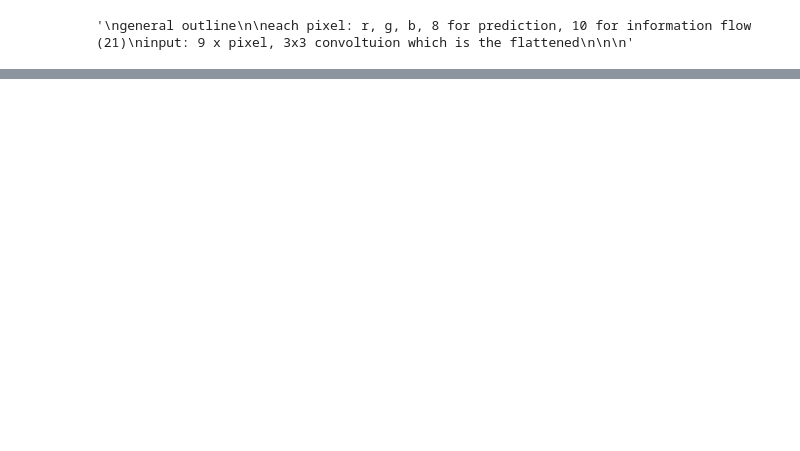
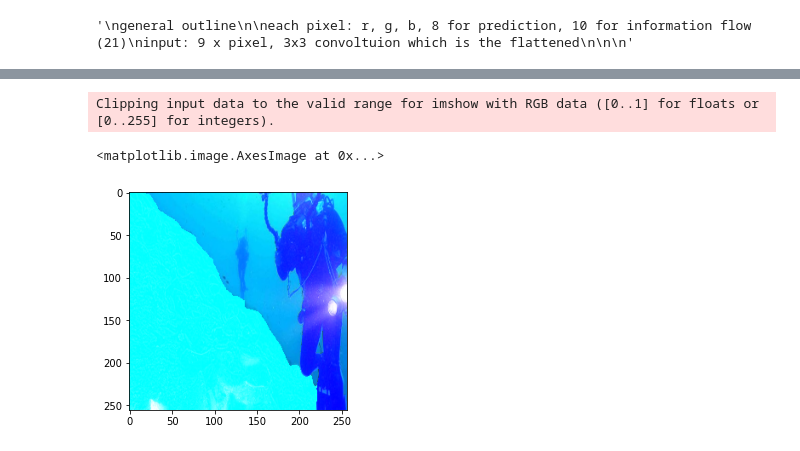
Before and after one commit to chickengods/Reccurent_Image_Segmentation, a Jupyter notebook: Experiment_1.ipynb, the cells around one changed output, grey strips where cells are left out. Saved outputs shown, nothing was run; the diff lists cells and outputs as text; code cells hidden in the pictures; blank space fills up the shorter version.

```diff
--- a/Experiment_1.ipynb
+++ b/Experiment_1.ipynb
@@ -31,0 +63,37 @@ model = nn.Sequential(
+# %%
+class OceanDataset(Dataset):
+
+    def __init__(self, root_dir, transform=None):
+        self.root_dir = root_dir
+        self.img_dir = os.path.join(root_dir, 'images')
+        self.msk_dir = os.path.join(root_dir, 'masks')
+        self.names = np.array([s.split('.')[0] for s in os.listdir(self.img_dir)])
+        self.transform = transform
+
+
+    def __len__(self):
+        return len(os.listdir(self.img_dir))
+
+    def __getitem__(self, idx):
+        img_path = os.path.join(self.img_dir, self.names[idx] + '.jpg')
+        msk_path = os.path.join(self.msk_dir, self.names[idx] + '.bmp')
+        img, msk = cv2.imread(img_path), cv2.imread(msk_path)
+
+        #there is no image normalization thus far
+        #I'm going to see how it works then come back
+
+        #maybe I should be converting the mask into a w x h x label
+        if self.transform:
+            img = cv2.cvtColor(cv2.resize(img, (256, 256)), cv2.COLOR_BGR2RGB)
+            msk = cv2.cvtColor(cv2.resize(msk, (256, 256), interpolation=0), cv2.COLOR_BGR2RGB)
+            img = self.transform(img)
+            msk = self.transform(msk)
+            msk = msk.round()
+        return img, msk, mask_to_label(msk)
+# %%
+root_dir = 'data/SUIM/train'
+trans = transforms.Compose([
+    transforms.ToTensor()
+])
+
+od = OceanDataset(root_dir, transform=trans)
@@ -31,0 +149,2 @@ model = nn.Sequential(
+# %%
+img, msk = od[10]
@@ -31,0 +171,6 @@ model = nn.Sequential(
+# %%
+plt.imshow(img.permute(1,2,0)+msk.permute(1,2,0).round())
+# %% [output]
+Clipping input data to the valid range for imshow with RGB data ([0..1] for floats or [0..255] for integers).
+<matplotlib.image.AxesImage at 0x...>
+[figure, added]
```
Also changed, not shown: parts of 17 cells of this notebook, 1 other file.
